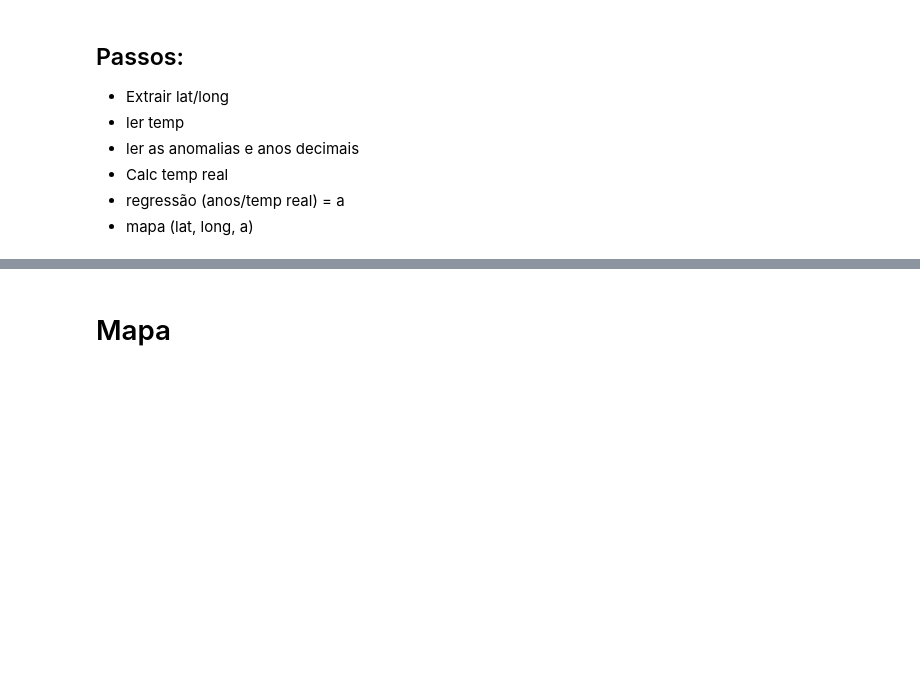
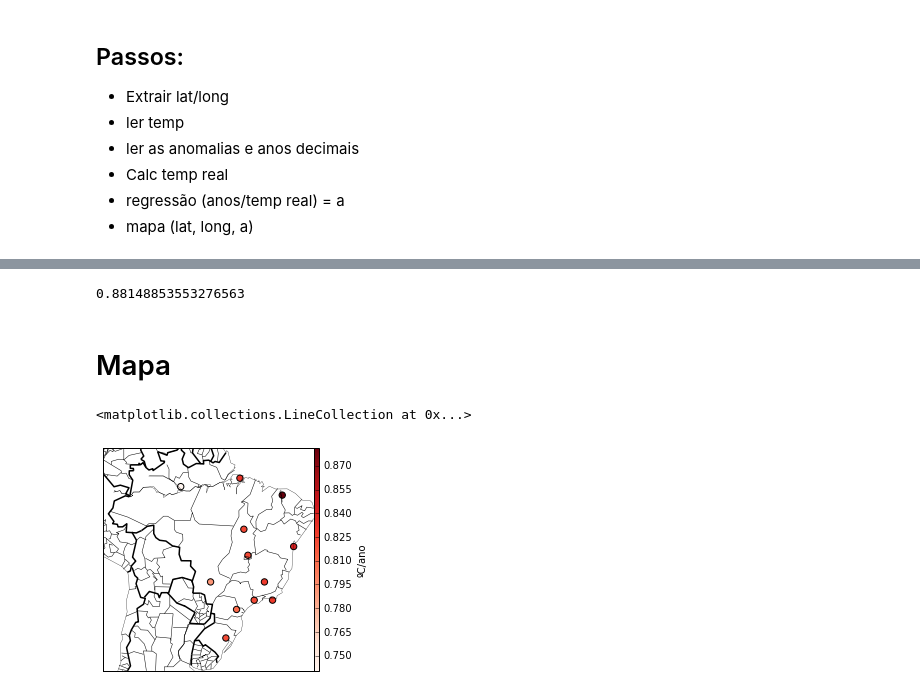
Before and after one commit to mat-esp-2016/capstone-gnt-final-test, a Jupyter notebook: capstone.ipynb, the cells around one changed output, grey strips where cells are left out. Cells and saved outputs as stored; diff of their text form; code cells hidden in the pictures; blank space fills up the shorter version.

```diff
--- a/capstone.ipynb
+++ b/capstone.ipynb
@@ -103,8 +142,48 @@ def regressão(nome_arquivo):
             ano_sem_nan.append(ano)
 
     return (temperatura_sem_nan, ano_sem_nan)
+# %%
+a,b,r_value, p_value, std_err = linregress(anos_sem_nan, temp_sem_nan)
+# %%
+a*100
+# %% [output]
+0.88148853553276563
 # %% [markdown]
 # Mapa
+# %%
+nome_arquivos = glob("dados/*.txt")
+# %%
+latitudes = []
+longitudes = []
+variação_de_temperatura = []
+
+for arquivo in nome_arquivos:
+
+    lat, long = lat_long(arquivo)
+    latitudes.append(lat)
+    longitudes.append(long)
+
+    temp_absoluta = le_temp_abs(arquivo)
+    anomalia, anos = le_anos_anomalias(arquivo)
+    temp_real, anos_decimais = temp_real_e_anos_decimais(arquivo)
+    temp_sem_nan, anos_sem_nan = regressão(arquivo)
+    a,b,r_value, p_value, std_err = linregress(anos_sem_nan, temp_sem_nan)
+    variação_de_temperatura.append(a*100)
+# %%
+bm = Basemap(projection= "merc",
+        llcrnrlat = -35, llcrnrlon = -75,
+        urcrnrlat = 5, urcrnrlon = -35)
+# %%
+plt.figure()
+bm.scatter(longitudes , latitudes, s= 40, c= variação_de_temperatura, cmap = "Reds", latlon = True)
+cb = plt.colorbar(pad=0, aspect = 40)
+cb.set_label("ºC/ano")
+bm.drawcoastlines(linewidth=0.3)
+bm.drawcountries(linewidth=1.5)
+bm.drawstates()
+# %% [output]
+<matplotlib.collections.LineCollection at 0x...>
+[figure, added]
 # %% [markdown]
 **Course website**: https://github.com/mat-esp/about
 
```
Also changed, not shown: parts of 12 cells of this notebook.
